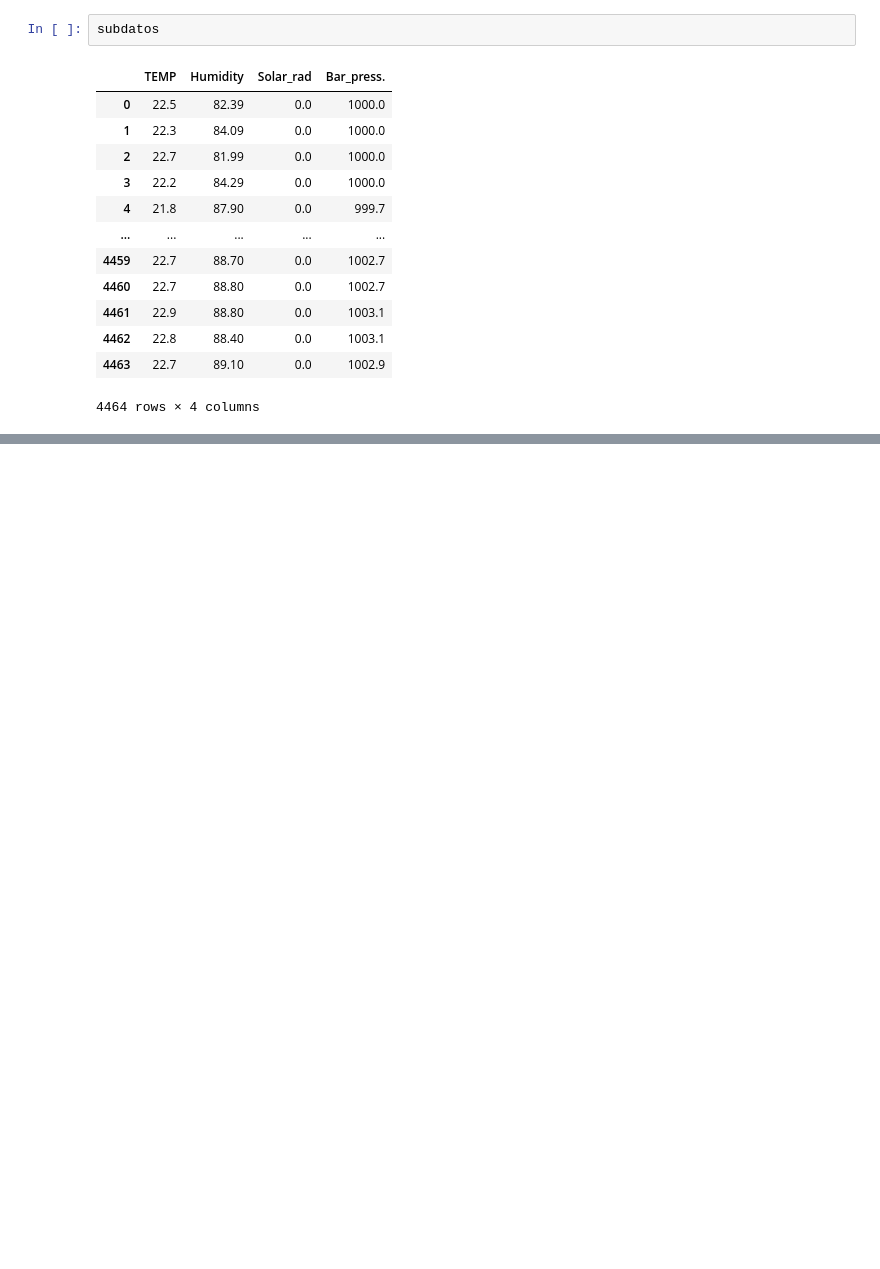
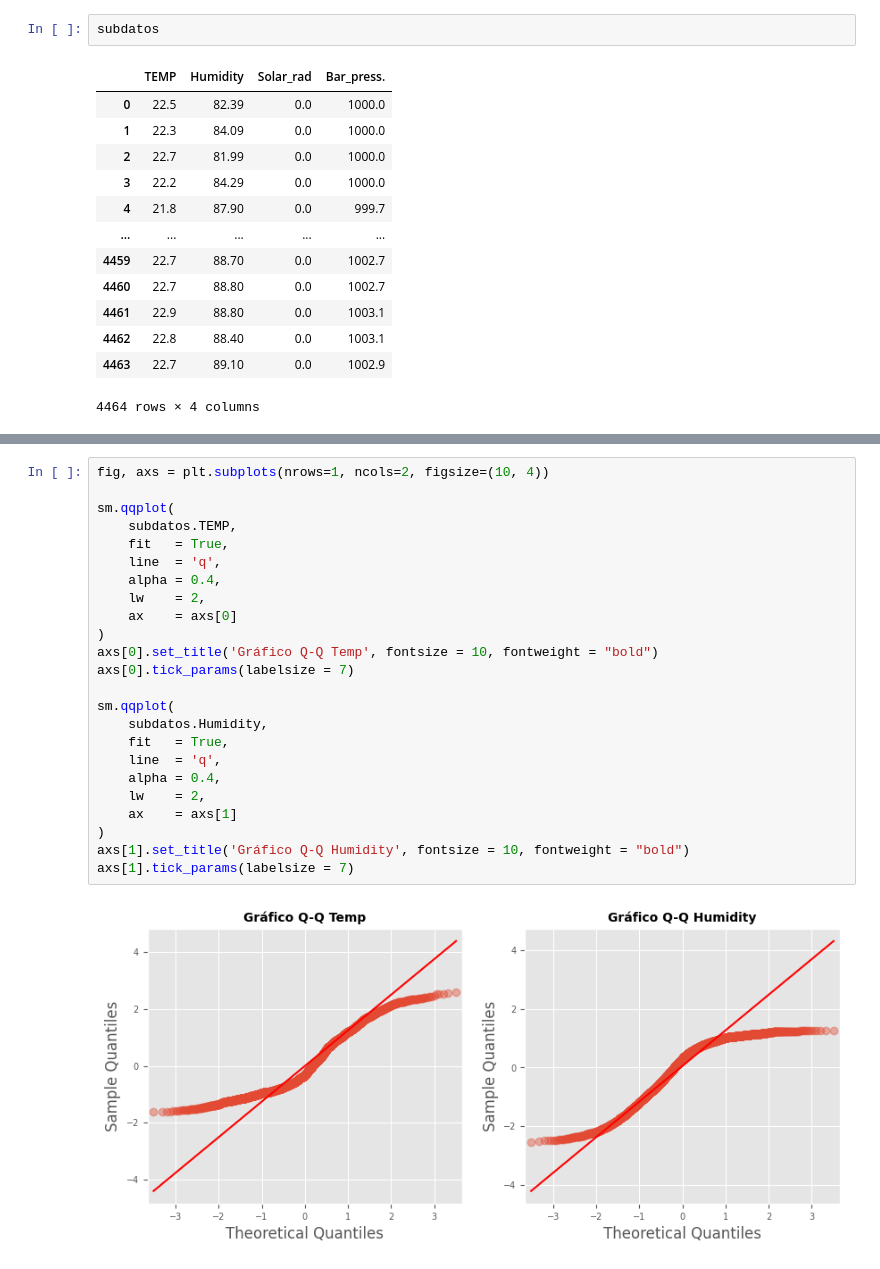
Before and after one commit to RDLL/curso_mineria_de_datos, a Jupyter notebook: Tarea3.ipynb, the cells around one changed output, grey strips where cells are left out. Saved outputs shown, nothing was run; the diff lists cells and outputs as text; blank space fills up the shorter version.

```diff
--- a/Tarea3.ipynb
+++ b/Tarea3.ipynb
@@ -68,0 +116,26 @@ fig = sm.qqplot([subdatos.TEMP,subdatos.Humidity])
+# %%
+fig, axs = plt.subplots(nrows=1, ncols=2, figsize=(10, 4))
+
+sm.qqplot(
+    subdatos.TEMP,
+    fit   = True,
+    line  = 'q',
+    alpha = 0.4,
+    lw    = 2,
+    ax    = axs[0]
+)
+axs[0].set_title('Gráfico Q-Q Temp', fontsize = 10, fontweight = "bold")
+axs[0].tick_params(labelsize = 7)
+
+sm.qqplot(
+    subdatos.Humidity,
+    fit   = True,
+    line  = 'q',
+    alpha = 0.4,
+    lw    = 2,
+    ax    = axs[1]
+)
+axs[1].set_title('Gráfico Q-Q Humidity', fontsize = 10, fontweight = "bold")
+axs[1].tick_params(labelsize = 7)
+# %% [output]
+[figure, added]
```
Also changed, not shown: parts of 14 cells of this notebook.
